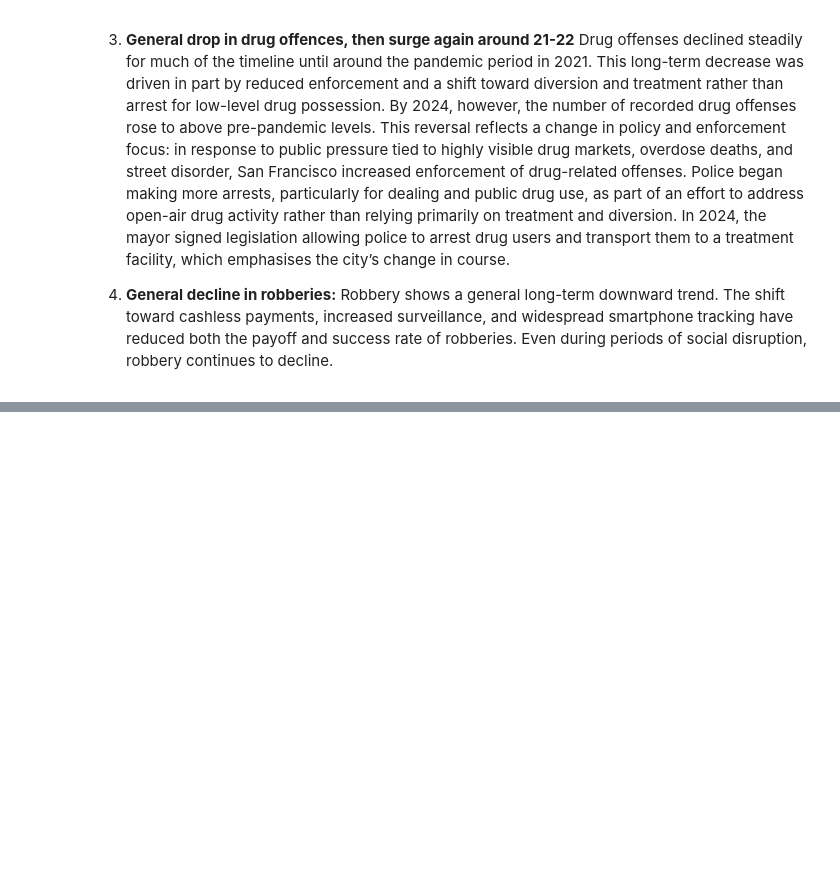
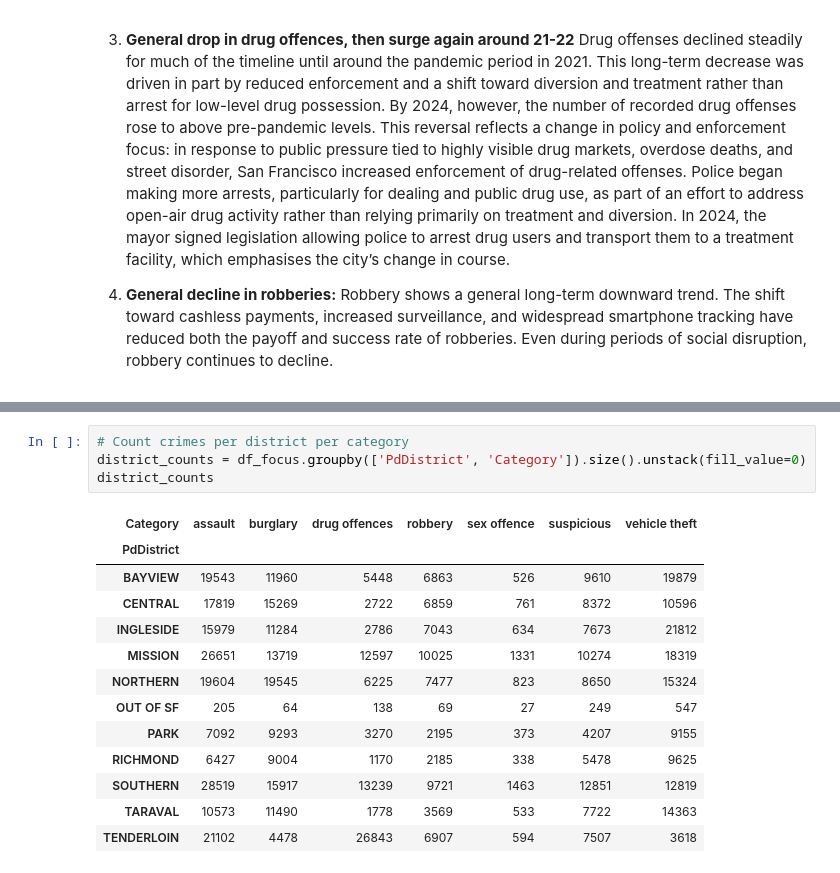
Before and after one commit to sterlie/socialdata_1, a Jupyter notebook: report_1.ipynb, the cells around one changed output, grey strips where cells are left out. Drawn from its saved outputs; the diff is of its cells as text; blank space fills up the shorter version.

```diff
--- a/report_1.ipynb
+++ b/report_1.ipynb
@@ -60,0 +73,18 @@ Robbery shows a general long-term downward trend. The shift toward cashless paym
+# %%
+# Count crimes per district per category
+district_counts = df_focus.groupby(['PdDistrict', 'Category']).size().unstack(fill_value=0)
+district_counts
+# %% [output]
+| Category | assault | burglary | drug offences | robbery | sex offence | suspicious | vehicle theft |
+| PdDistrict |  |  |  |  |  |  |  |
+| BAYVIEW | 19543 | 11960 | 5448 | 6863 | 526 | 9610 | 19879 |
+| CENTRAL | 17819 | 15269 | 2722 | 6859 | 761 | 8372 | 10596 |
+| INGLESIDE | 15979 | 11284 | 2786 | 7043 | 634 | 7673 | 21812 |
+| MISSION | 26651 | 13719 | 12597 | 10025 | 1331 | 10274 | 18319 |
+| NORTHERN | 19604 | 19545 | 6225 | 7477 | 823 | 8650 | 15324 |
+| OUT OF SF | 205 | 64 | 138 | 69 | 27 | 249 | 547 |
+| PARK | 7092 | 9293 | 3270 | 2195 | 373 | 4207 | 9155 |
+| RICHMOND | 6427 | 9004 | 1170 | 2185 | 338 | 5478 | 9625 |
+| SOUTHERN | 28519 | 15917 | 13239 | 9721 | 1463 | 12851 | 12819 |
+| TARAVAL | 10573 | 11490 | 1778 | 3569 | 533 | 7722 | 14363 |
+| TENDERLOIN | 21102 | 4478 | 26843 | 6907 | 594 | 7507 | 3618 |
```
Also changed, not shown: parts of 17 cells of this notebook, 1 other file.
